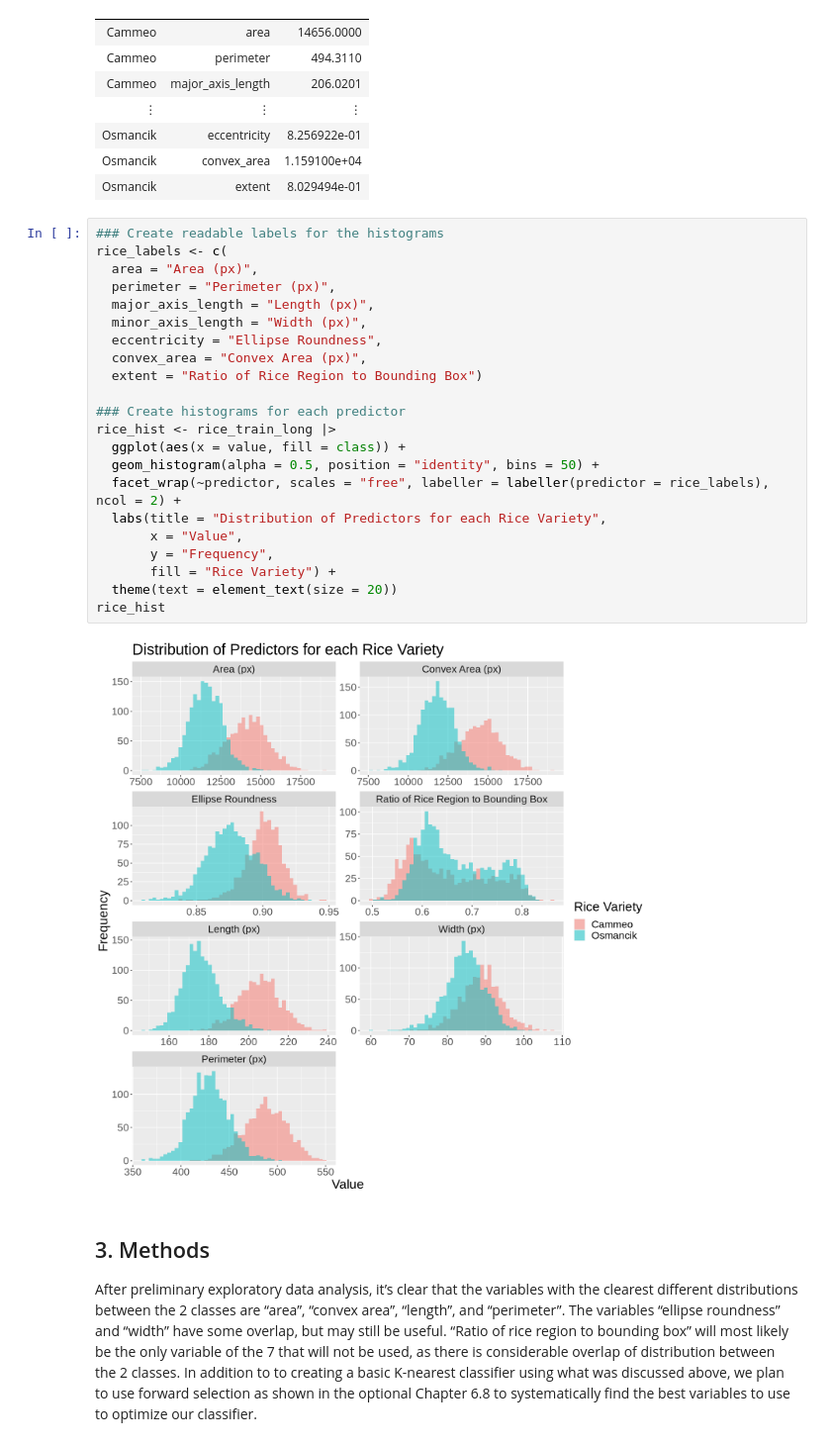
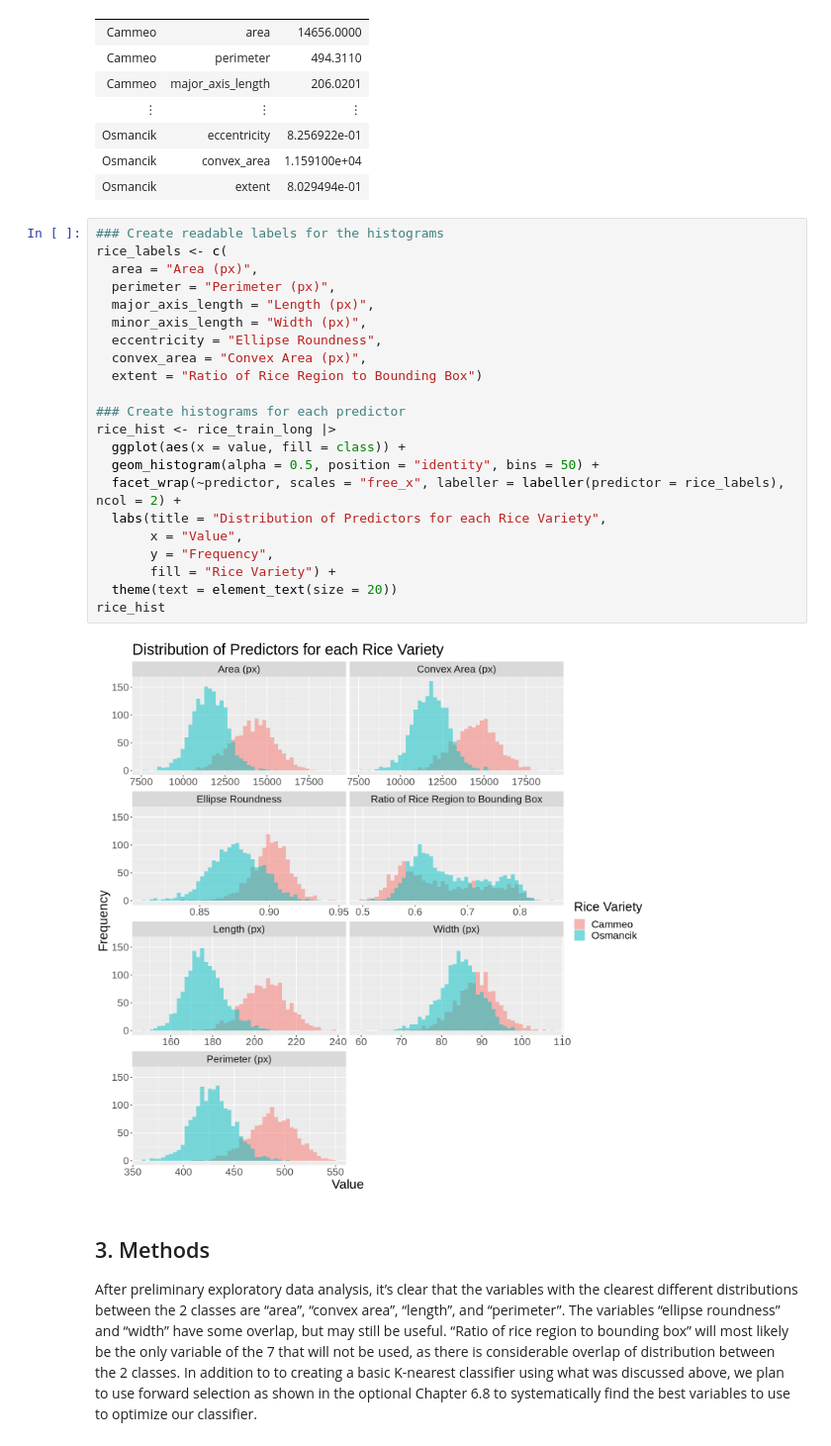
Before and after one commit to trungnguyen21/group_project_dsci, a Jupyter notebook: Group13_Proposal.ipynb, the cells around one changed output. Shown at 99% size. Drawn from its saved outputs; the diff is of its cells as text.

Commit message:
Fixed histogram y-axis frequency to not move freely

```diff
--- a/Group13_Proposal.ipynb
+++ b/Group13_Proposal.ipynb
@@ -128,27 +128,27 @@ A tibble: 19999 × 3
 # %%
 ### Create readable labels for the histograms
 rice_labels <- c(
   area = "Area (px)",
   perimeter = "Perimeter (px)",
   major_axis_length = "Length (px)",
   minor_axis_length = "Width (px)",
   eccentricity = "Ellipse Roundness",
   convex_area = "Convex Area (px)",
   extent = "Ratio of Rice Region to Bounding Box")
 
 ### Create histograms for each predictor
 rice_hist <- rice_train_long |>
   ggplot(aes(x = value, fill = class)) +
   geom_histogram(alpha = 0.5, position = "identity", bins = 50) +
-  facet_wrap(~predictor, scales = "free", labeller = labeller(predictor = rice_labels), ncol = 2) +
+  facet_wrap(~predictor, scales = "free_x", labeller = labeller(predictor = rice_labels), ncol = 2) +
   labs(title = "Distribution of Predictors for each Rice Variety",
        x = "Value",
        y = "Frequency",
        fill = "Rice Variety") +
   theme(text = element_text(size = 20))
 rice_hist
 # %% [output]
-[figure, old version]
+[figure, new version]
 # %% [markdown]
 ## 3. Methods
 After preliminary exploratory data analysis, it’s clear that the variables with the clearest different distributions between the 2 classes are “area”, “convex area”, “length”, and “perimeter”. The variables “ellipse roundness” and “width” have some overlap, but may still be useful. “Ratio of rice region to bounding box” will most likely be the only variable of the 7 that will not be used, as there is considerable overlap of distribution between the 2 classes.
```
